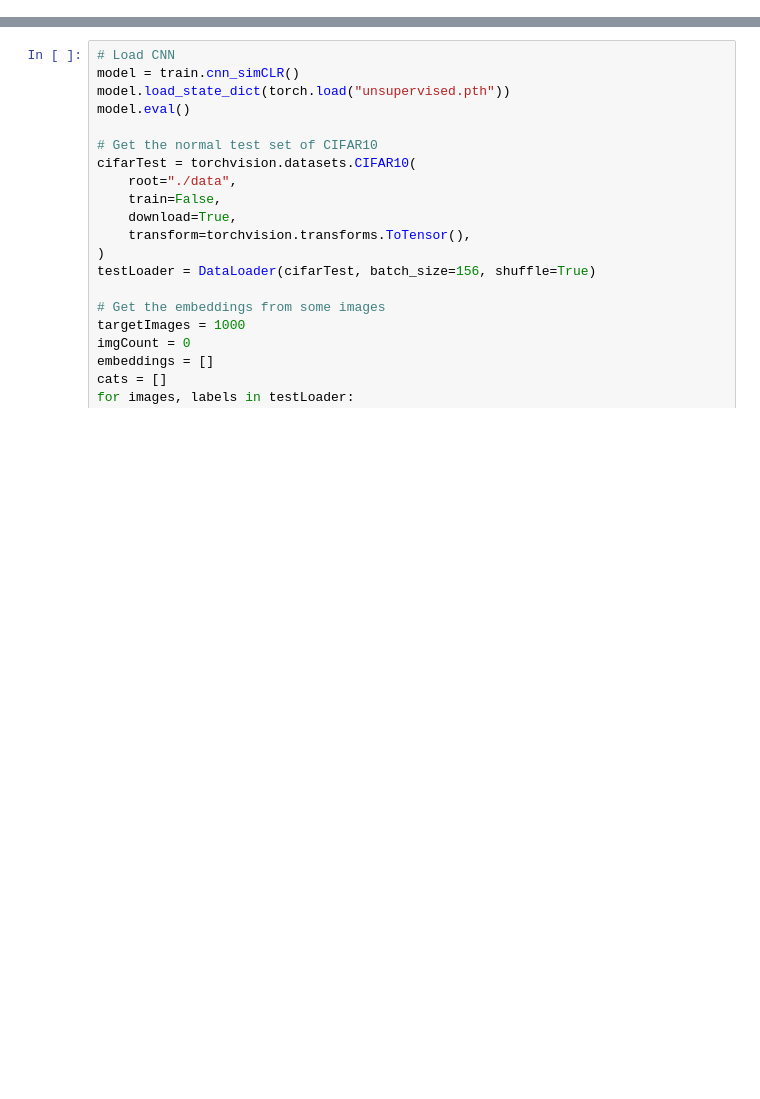
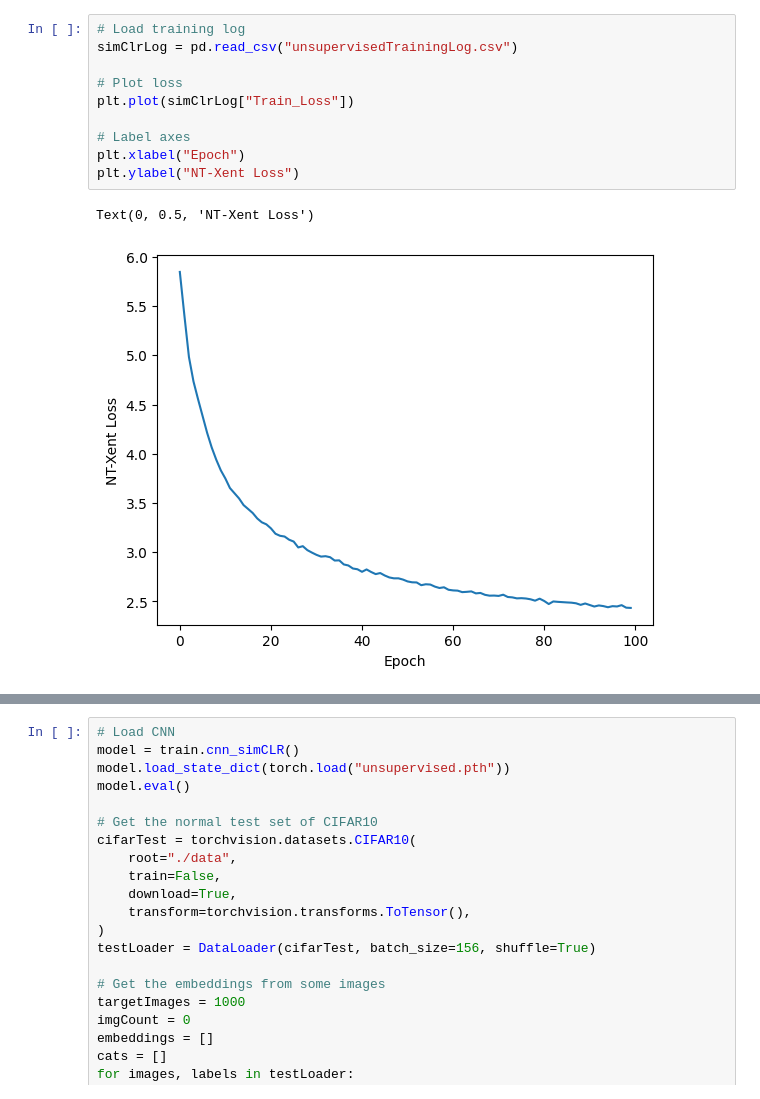
Before and after one commit to JasonKChow/SimpleSimCLR, a Jupyter notebook: demo.ipynb, the cells around one changed output, grey strips where cells are left out. Drawn from its saved outputs; the diff is of its cells as text; blank space fills up the shorter version.

```diff
--- a/demo.ipynb
+++ b/demo.ipynb
@@ -37,0 +95,13 @@ Files already downloaded and verified
+# %%
+# Load training log
+simClrLog = pd.read_csv("unsupervisedTrainingLog.csv")
+
+# Plot loss
+plt.plot(simClrLog["Train_Loss"])
+
+# Label axes
+plt.xlabel("Epoch")
+plt.ylabel("NT-Xent Loss")
+# %% [output]
+Text(0, 0.5, 'NT-Xent Loss')
+[figure, added]
```
Also changed, not shown: parts of 18 cells of this notebook, 1 other file.
